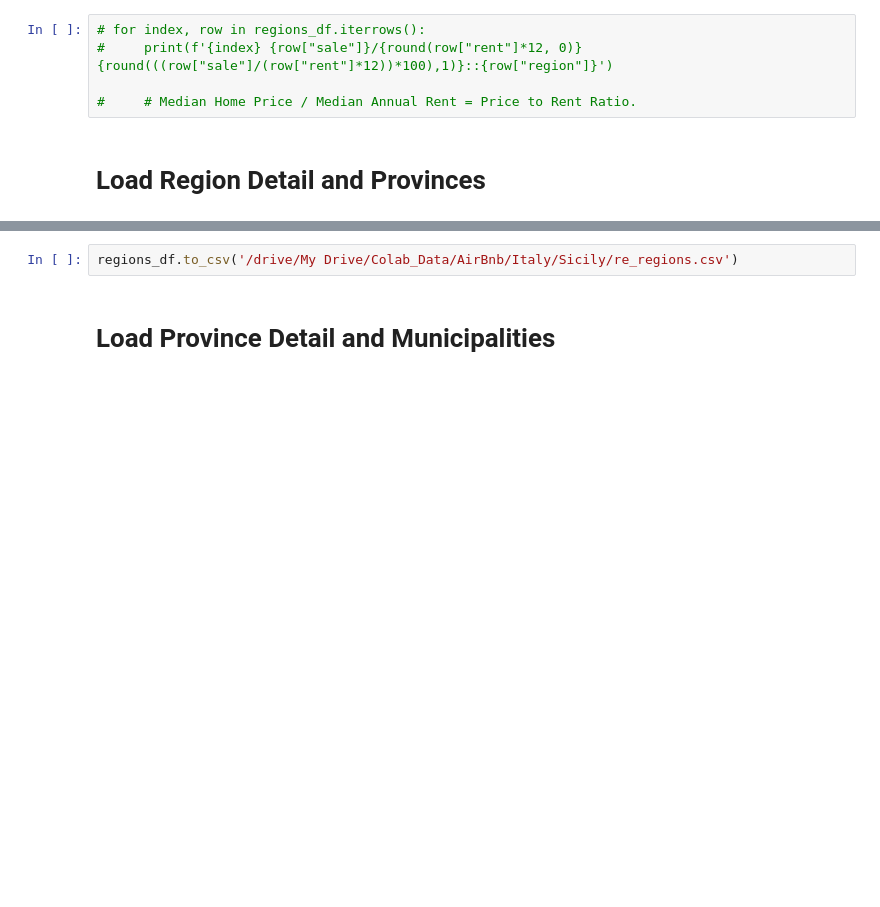
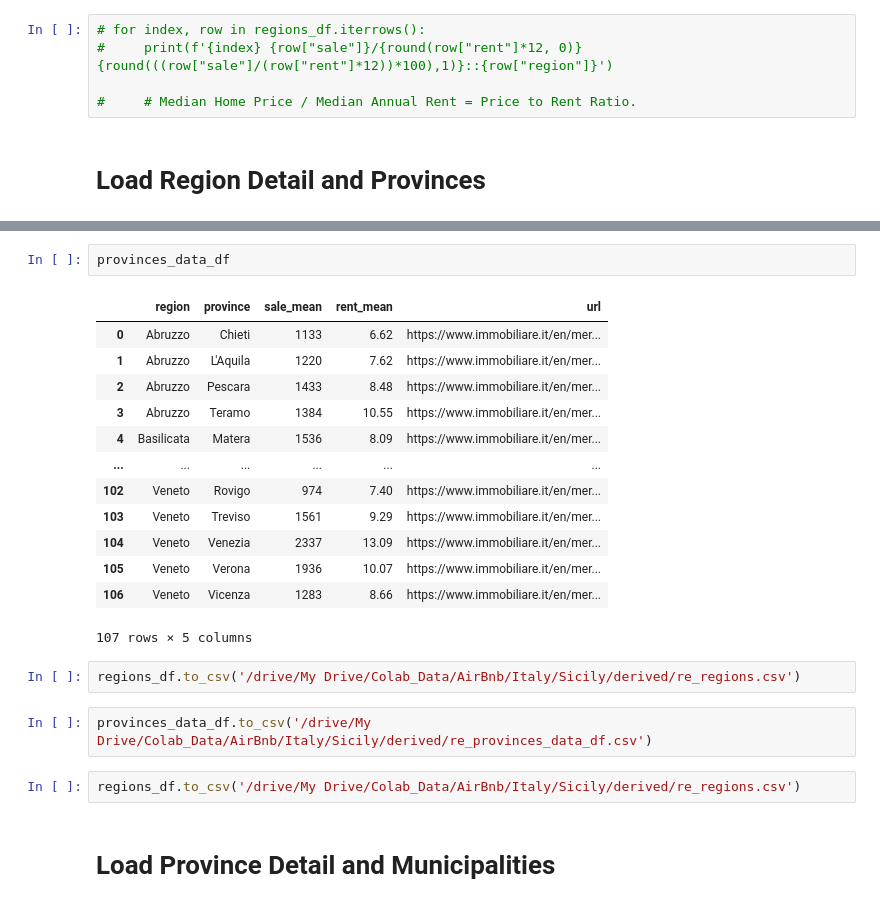
Before and after one commit to reallylongaddress/abnb_preprocessor, a Jupyter notebook: notebooks/re_price_scraper.ipynb, the cells around one changed output, grey strips where cells are left out. Drawn from its saved outputs; the diff is of its cells as text; blank space fills up the shorter version.

```diff
--- a/notebooks/re_price_scraper.ipynb
+++ b/notebooks/re_price_scraper.ipynb
@@ -203,5 +233,25 @@ Mounted at /drive
+# %%
+provinces_data_df
+# %% [output]
+|  | region | province | sale_mean | rent_mean | url |
+| 0 | Abruzzo | Chieti | 1133 | 6.62 | https://www.immobiliare.it/en/mer... |
+| 1 | Abruzzo | L'Aquila | 1220 | 7.62 | https://www.immobiliare.it/en/mer... |
+| 2 | Abruzzo | Pescara | 1433 | 8.48 | https://www.immobiliare.it/en/mer... |
+| 3 | Abruzzo | Teramo | 1384 | 10.55 | https://www.immobiliare.it/en/mer... |
+| 4 | Basilicata | Matera | 1536 | 8.09 | https://www.immobiliare.it/en/mer... |
+| ... | ... | ... | ... | ... | ... |
+| 102 | Veneto | Rovigo | 974 | 7.40 | https://www.immobiliare.it/en/mer... |
+| 103 | Veneto | Treviso | 1561 | 9.29 | https://www.immobiliare.it/en/mer... |
+| 104 | Veneto | Venezia | 2337 | 13.09 | https://www.immobiliare.it/en/mer... |
+| 105 | Veneto | Verona | 1936 | 10.07 | https://www.immobiliare.it/en/mer... |
+| 106 | Veneto | Vicenza | 1283 | 8.66 | https://www.immobiliare.it/en/mer... |
+107 rows × 5 columns
 # %%
-regions_df.to_csv('/drive/My Drive/Colab_Data/AirBnb/Italy/Sicily/re_regions.csv')
+regions_df.to_csv('/drive/My Drive/Colab_Data/AirBnb/Italy/Sicily/derived/re_regions.csv')
+# %%
+provinces_data_df.to_csv('/drive/My Drive/Colab_Data/AirBnb/Italy/Sicily/derived/re_provinces_data_df.csv')
+# %%
+regions_df.to_csv('/drive/My Drive/Colab_Data/AirBnb/Italy/Sicily/derived/re_regions.csv')
 # %% [markdown]
 # Load Province Detail and Municipalities
 # %%
```
Also changed, not shown: parts of 17 cells of this notebook.
